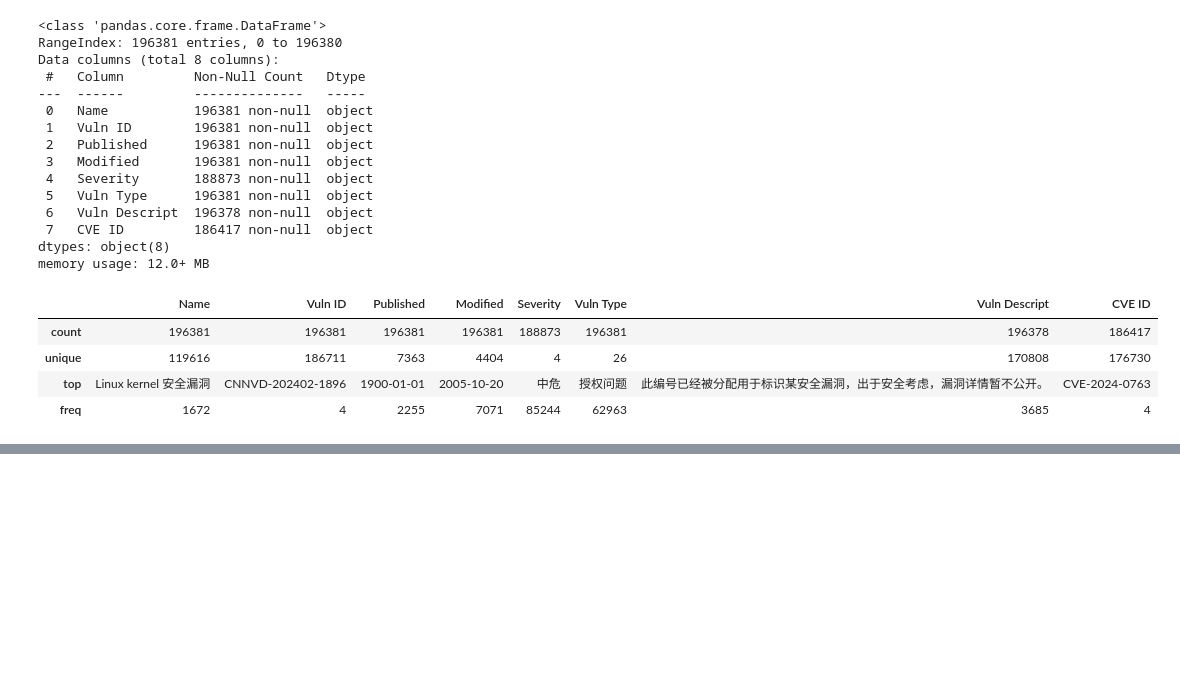
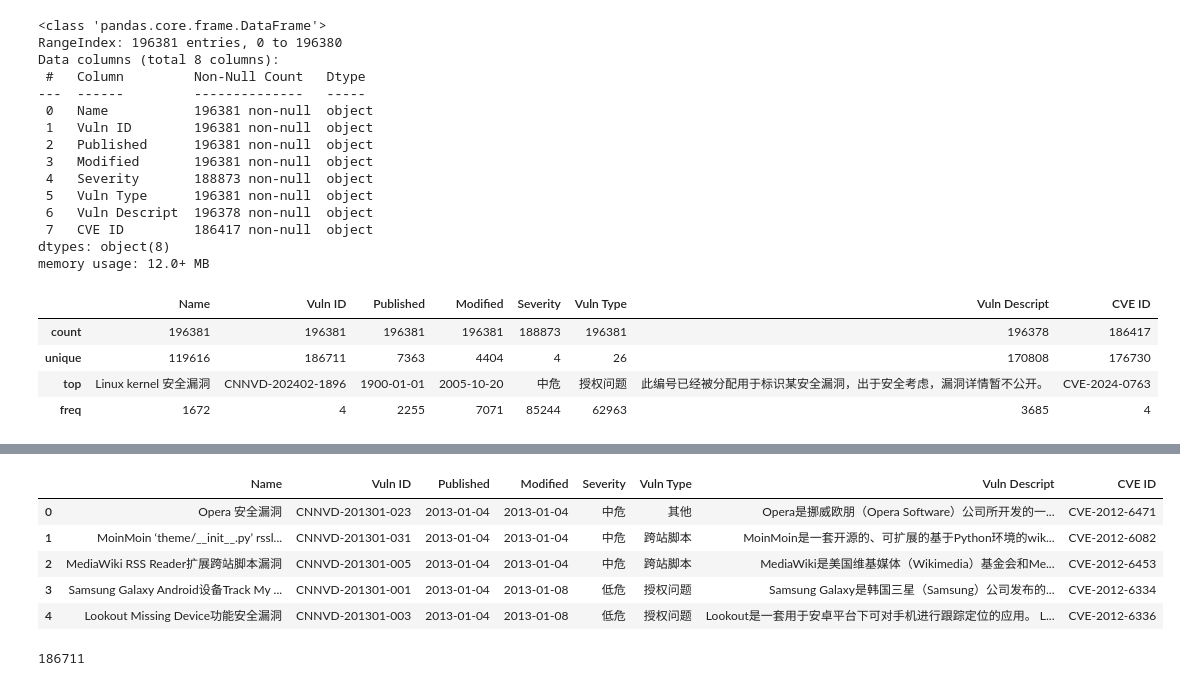
Before and after one commit to aissa302/ES-vuln-classifier, a Jupyter notebook: notbooks/cnnvd-parser.ipynb, the cells around one changed output, grey strips where cells are left out. Drawn from its saved outputs; the diff is of its cells as text; code cells hidden in the pictures; blank space fills up the shorter version.

```diff
--- a/notbooks/cnnvd-parser.ipynb
+++ b/notbooks/cnnvd-parser.ipynb
@@ -329,0 +328,14 @@ KeyboardInterrupt:
+# %%
+cnnvd.head()
+# %% [output]
+|  | Name | Vuln ID | Published | Modified | Severity | Vuln Type | Vuln Descript | CVE ID |
+| 0 | Opera 安全漏洞 | CNNVD-201301-023 | 2013-01-04 | 2013-01-04 | 中危 | 其他 | Opera是挪威欧朋（Opera Software）公司所开发的一... | CVE-2012-6471 |
+| 1 | MoinMoin ‘theme/__init__.py’ rssl... | CNNVD-201301-031 | 2013-01-04 | 2013-01-04 | 中危 | 跨站脚本 | MoinMoin是一套开源的、可扩展的基于Python环境的wik... | CVE-2012-6082 |
+| 2 | MediaWiki RSS Reader扩展跨站脚本漏洞 | CNNVD-201301-005 | 2013-01-04 | 2013-01-04 | 中危 | 跨站脚本 | MediaWiki是美国维基媒体（Wikimedia）基金会和Me... | CVE-2012-6453 |
+| 3 | Samsung Galaxy Android设备Track My ... | CNNVD-201301-001 | 2013-01-04 | 2013-01-08 | 低危 | 授权问题 | Samsung Galaxy是韩国三星（Samsung）公司发布的... | CVE-2012-6334 |
+| 4 | Lookout Missing Device功能安全漏洞 | CNNVD-201301-003 | 2013-01-04 | 2013-01-08 | 低危 | 授权问题 | Lookout是一套用于安卓平台下可对手机进行跟踪定位的应用。 L... | CVE-2012-6336 |
+# %%
+# Get unique values of the 'vuln-id' column
+cnnvd['Vuln ID'].nunique()
+# %% [output]
+186711
```
Also changed, not shown: parts of 1 cell of this notebook, 2 other files.
